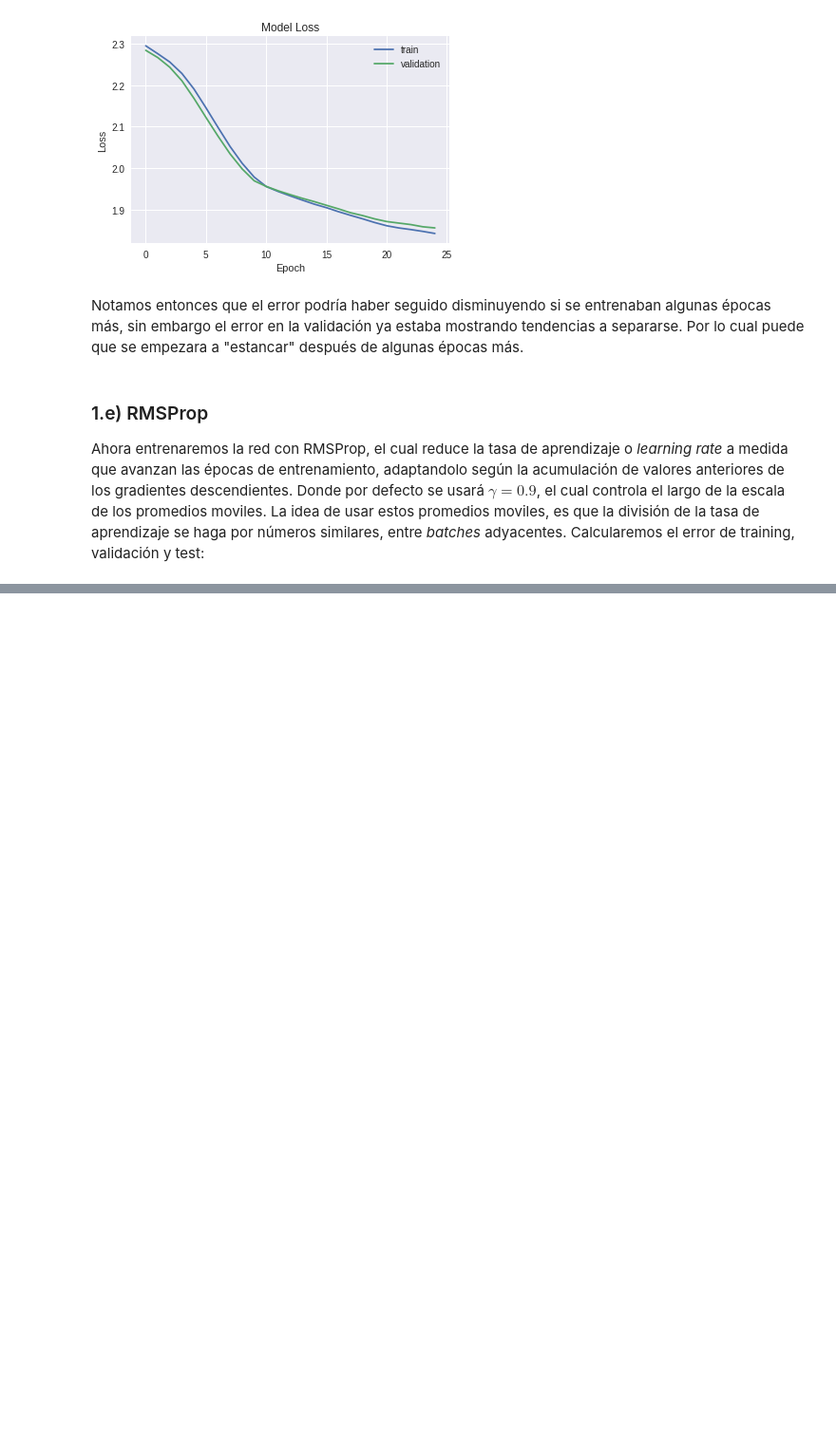
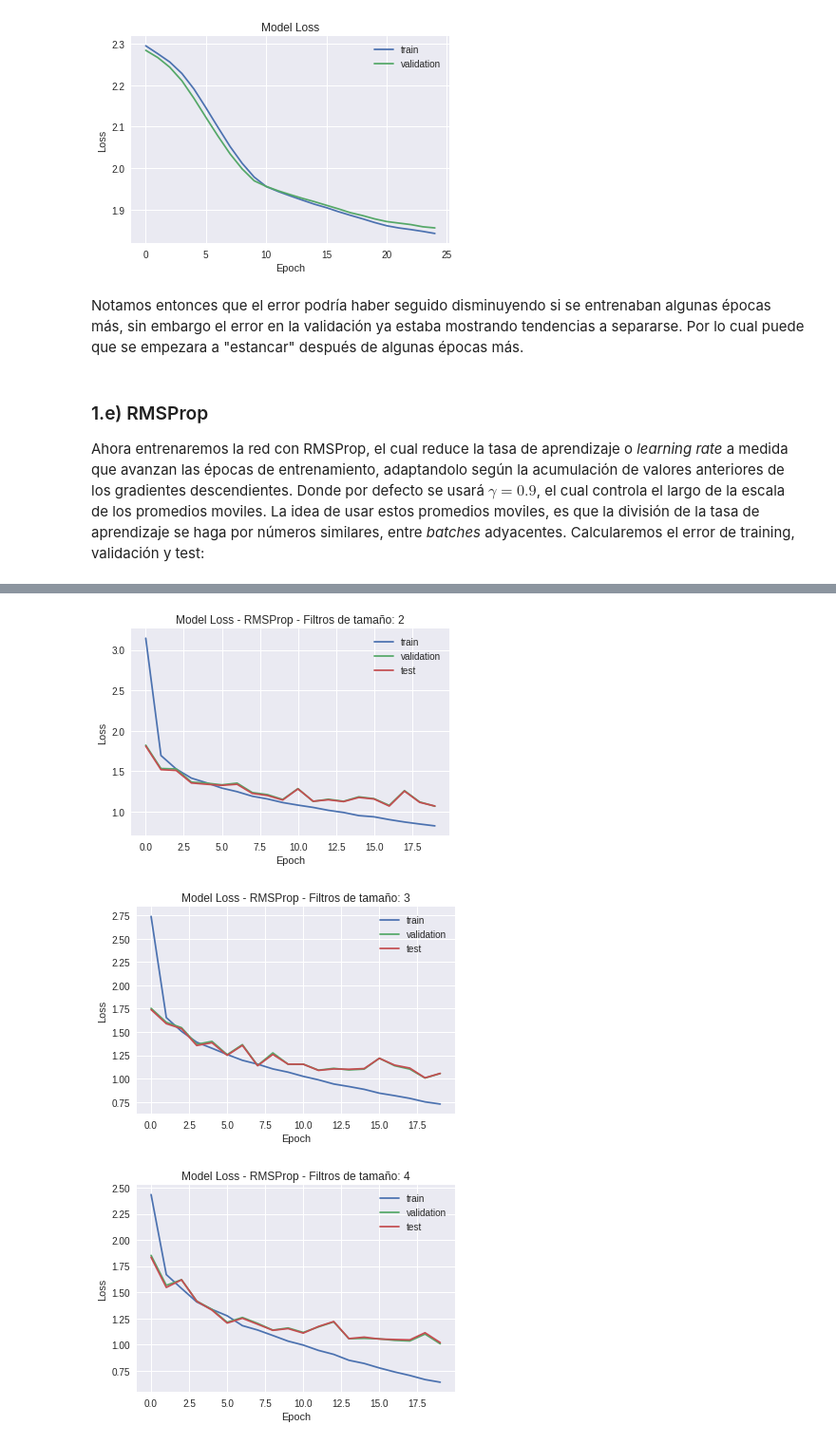
Before and after one commit to rigonzal/ANN, a Jupyter notebook: Approach2/Pregunta_1_colab.ipynb, the cells around one changed output, grey strips where cells are left out. Shown: that part at 95% size. Saved outputs shown, nothing was run; the diff lists cells and outputs as text; code cells hidden in the pictures; blank space fills up the shorter version.

```diff
--- a/Approach2/Pregunta_1_colab.ipynb
+++ b/Approach2/Pregunta_1_colab.ipynb
@@ -266 +263,25 @@ plt.show()
+# %%
+model_1_e = Sequential()
+model_1_e.add(Conv2D(64, (3, 3), padding='same', input_shape=x_train.shape[1:]))
+model_1_e.add(Activation('relu'))
+model_1_e.add(MaxPooling2D(pool_size=(2, 2)))
+model_1_e.add(Conv2D(64, (3, 3), padding='same'))
+model_1_e.add(Activation('relu'))
+model_1_e.add(MaxPooling2D(pool_size=(2, 2)))
+model_1_e.add(Flatten())
+model_1_e.add(Dense(512))
+model_1_e.add(Activation('relu'))
+model_1_e.add(Dense(10))
+model_1_e.add(Activation('softmax'))
+
+opt = rmsprop(lr=0.001, decay=1e-6)
+batch_size = 1000
+epochs = 25
+model_1_e.compile(loss="categorical_crossentropy" , optimizer=opt )
+
+#se agrega a una lista todos los datos para evitar funciones engorrosas, lo cual servirá para futuras ejecuciones
+data = [x_train_norm, y_train, x_val_norm, y_val, x_test_norm, y_test]
+
+
+history_1_e, history_1_e_test= get_loss(model_1_e, data, epochs, batch_size, opt)
 # %% [markdown]
@@ -281,0 +337,18 @@ model.add(Activation('softmax'))
+# %%
+#ploteo de 3 modelos shallow con distintos filtros convolucionales
+loss_train_1_f_shallow = list()
+loss_val_1_f_shallow = list()
+for i in range(3):
+  loss_train = list()
+  loss_val = list()
+  for j in range(epochs):
+    loss_train.append(histories_1_f_shallow[i][j].history['loss'])
+    loss_val.append(histories_1_f_shallow[i][j].history['val_loss'])
+  loss_train_1_f_shallow.append(loss_train)
+  loss_val_1_f_shallow.append(loss_val)
+
+  triple_plot(loss_train_1_f_shallow[i], loss_val_1_f_shallow[i], histories_1_f_shallow_test[i], "Model Loss - RMSProp - Filtros de tamaño: " +  str(i+2))
+# %% [output]
+[figure, added]
+[figure, added]
+[figure, added]
```
Also changed, not shown: parts of 14 cells of this notebook.
